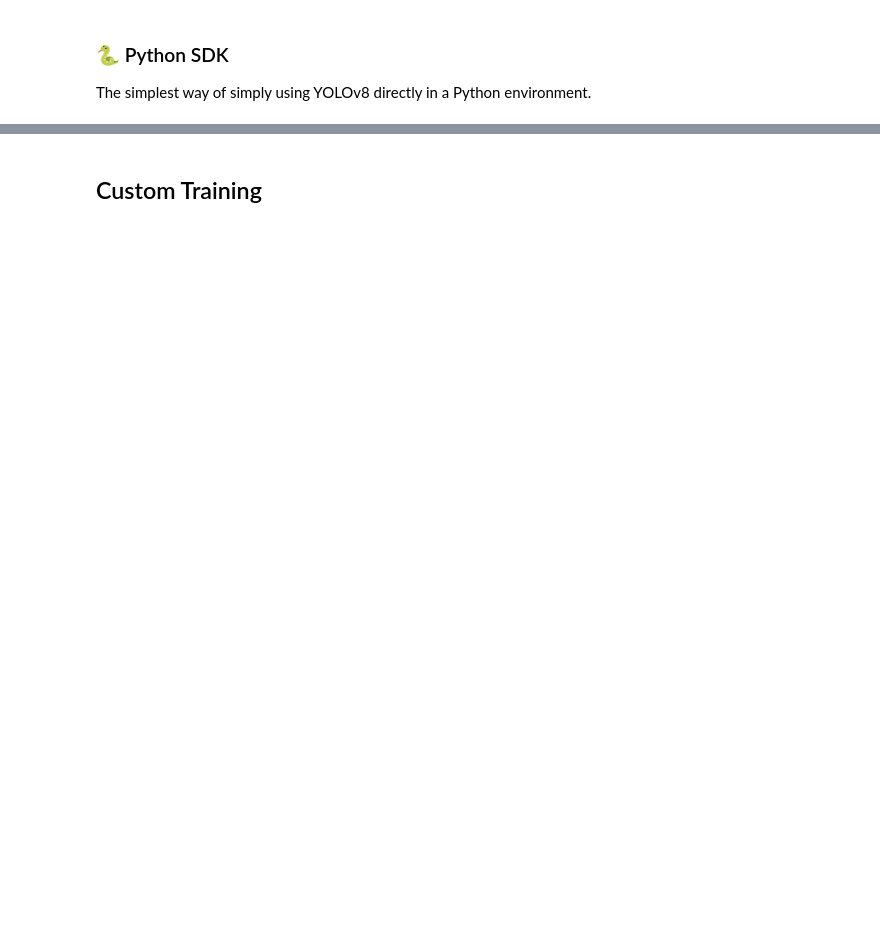
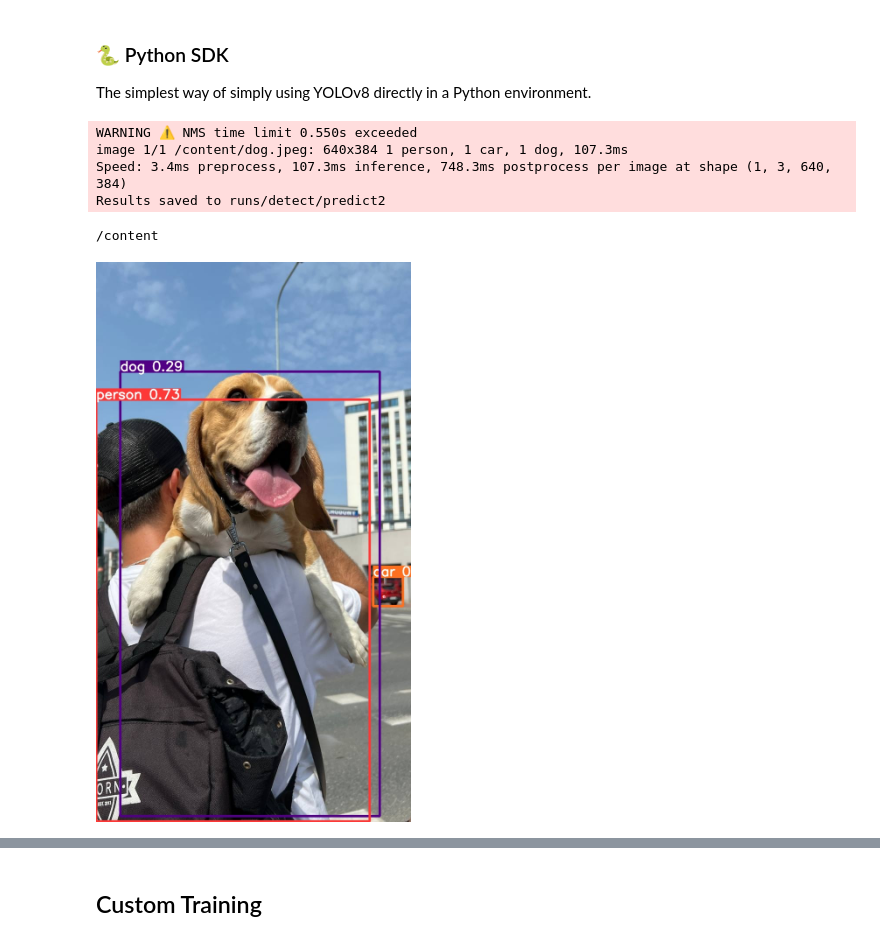
Before and after one commit to Didier06/IA_FABLAB, a Jupyter notebook: notebooks/yolov8/train-yolov8-object-detection-on-custom-datase-1.ipynb, the cells around one changed output, grey strips where cells are left out. Cells and saved outputs as stored; diff of their text form; code cells hidden in the pictures; blank space fills up the shorter version.

```diff
--- a/notebooks/yolov8/train-yolov8-object-detection-on-custom-datase-1.ipynb
+++ b/notebooks/yolov8/train-yolov8-object-detection-on-custom-datase-1.ipynb
@@ -77,9 +97,17 @@ Image(filename='runs/detect/predict/dog.jpeg', height=600)
 The simplest way of simply using YOLOv8 directly in a Python environment.
 # %%
 model = YOLO(f'{HOME}/yolov8n.pt')
-results = model(source='/content/dogd.jpg', conf=0.25, save=True)
+results = model(source='/content/dog.jpeg', conf=0.25, save=True)
+# %% [output]
+WARNING ⚠️ NMS time limit 0.550s exceeded
+image 1/1 /content/dog.jpeg: 640x384 1 person, 1 car, 1 dog, 107.3ms
+Speed: 3.4ms preprocess, 107.3ms inference, 748.3ms postprocess per image at shape (1, 3, 640, 384)
+Results saved to runs/detect/predict2
 # %%
 %cd {HOME}
-Image(filename='/content/runs/detect/predict3/dogd.jpg', height=600)
+Image(filename='/content/runs/detect/predict/dog.jpeg', height=600)
+# %% [output]
+/content
+[figure, added]
 # %%
 results[0].boxes.xyxy
```
Also changed, not shown: parts of 17 cells of this notebook.
